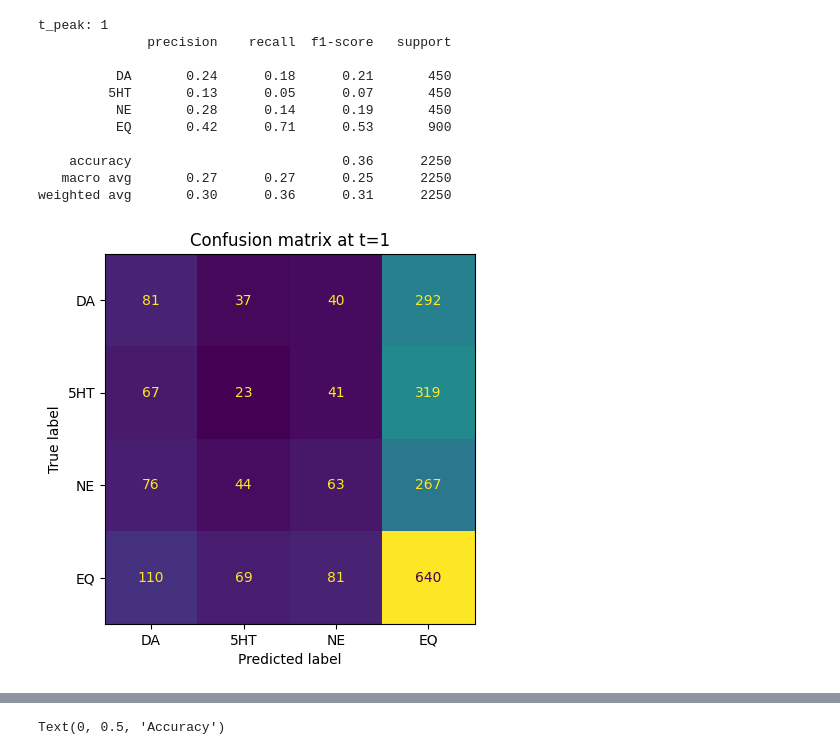
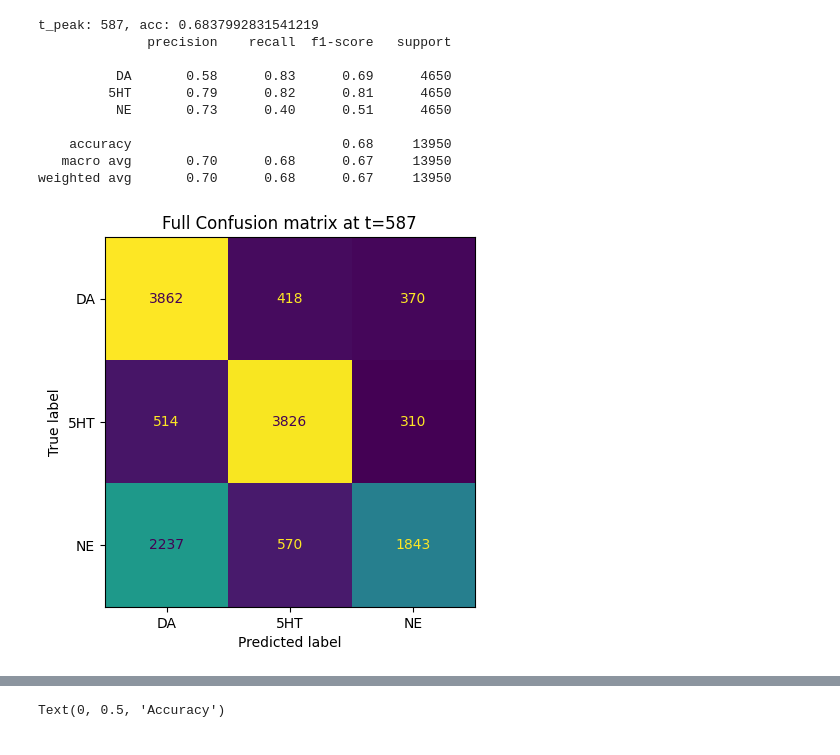
Before and after one commit to saruhan12/fscv_decoding, a Jupyter notebook: time_wise_decoding.ipynb, the cells around one changed output, grey strips where cells are left out. Cells and saved outputs as stored; diff of their text form; code cells hidden in the pictures.

Commit message:
finished time wise decoding, added leave one probe out cross validation

```diff
--- a/time_wise_decoding.ipynb
+++ b/time_wise_decoding.ipynb
@@ -13,4 +7,0 @@ importlib.reload(utils)
-# %%
-weights_paths = "/home/sgurbuz/nasShare/projects/sgurbuz/dynamix_tryout/data_1d_vxlbl"
-train_collapsed_per_electrode, test_collapsed_per_electrode, y_mean_collapsed_per_electrode, y_std_collapsed_per_electrode, mono_dom_list, test_probe_collapsed = utils.load_activation_data(weights_paths,ret_np=True)
-train_full, test_full, y_mean_full, y_std_full, _, test_probe_full =  utils.load_activation_data(weights_paths,test_probe=test_probe_collapsed,collapsed=False,ret_np=True)
@@ -72,0 +8,3 @@ acc_full_mean = logreg_classifier_mean(train_full,test_full)
+# %%
+acc_over_t_collapsed_over_electrode = np.load("/home/sgurbuz/nasShare/projects/sgurbuz/dynamix_tryout/dyna_test/fscv_decoding/time_wise/acc_over_t_collapsed_over_electrode_3d.npy")
+acc_over_t_full = np.load("/home/sgurbuz/nasShare/projects/sgurbuz/dynamix_tryout/dyna_test/fscv_decoding/time_wise/acc_over_t_full_3d.npy")
@@ -103,0 +33,4 @@ Train label distribution: Counter({np.int64(0): 4650, np.int64(3): 1650, np.int6
+# %%
+weights_paths = "/home/sgurbuz/nasShare/projects/sgurbuz/dynamix_tryout/data_1d_vxlbl/ALCIS_155_macroREF"
+train_collapsed_per_electrode, test_collapsed_per_electrode, y_mean_collapsed_per_electrode, y_std_collapsed_per_electrode, mono_dom_list, test_probe_collapsed = utils.load_activation_data(weights_paths,test_probe="ALCIS_155_macroREF__ALC1_INM001_01bW04R01M",ret_np=True)
+train_full, test_full, y_mean_full, y_std_full, _, test_probe_full =  utils.load_activation_data(weights_paths,test_probe="ALCIS_155_macroREF__ALC1_INM001_01bW04R01M",collapsed=False,ret_np=True)
@@ -104,36 +82,35 @@ Train label distribution: Counter({np.int64(0): 4650, np.int64(3): 1650, np.int6
 # %%
-from sklearn.metrics import confusion_matrix, ConfusionMatrixDisplay, classification_report
-t_peak = np.argmax(acc_over_t_full)
-print(f"t_peak: {t_peak}")
-X_tpeak_tr = train_full[0][:,t_peak,:]
-X_tpeak_test = test_full[0][:,t_peak,:]
+
+t_peak_full = np.argmax(acc_over_t_full)
+print(f"t_peak: {t_peak_full}, acc: {acc_over_t_full[t_peak_full]}")
+X_tpeak_tr = train_full[0][:,t_peak_full,:]
+X_tpeak_test = test_full[0][:,t_peak_full,:]
 
 scaler = StandardScaler()
 X_tr_s = scaler.fit_transform(X_tpeak_tr)
 X_te_s = scaler.transform(X_tpeak_test)
 
 clf = LogisticRegression(C=1.0, max_iter=1000, class_weight='balanced')
 clf.fit(X_tr_s, train_full[1])
 
-y_pred = clf.predict(X_te_s)
+y_pred_full= clf.predict(X_te_s)
 
-print(classification_report(test_full[1], y_pred, target_names=['DA','5HT','NE','EQ']))
+print(classification_report(test_full[1], y_pred_full, target_names=['DA','5HT','NE']))
 
-cm = confusion_matrix(test_full[1], y_pred)
-disp = ConfusionMatrixDisplay(cm, display_labels=['DA','5HT','NE','EQ'])
+cm = confusion_matrix(test_full[1], y_pred_full)
+disp = ConfusionMatrixDisplay(cm, display_labels=['DA','5HT','NE'])
 disp.plot(colorbar=False)
-plt.title(f"Confusion matrix at t={t_peak}")
+plt.title(f"Full Confusion matrix at t={t_peak_full}")
 plt.show()
 # %% [output]
-t_peak: 1
+t_peak: 587, acc: 0.6837992831541219
               precision    recall  f1-score   support
 
-          DA       0.24      0.18      0.21       450
-         5HT       0.13      0.05      0.07       450
-          NE       0.28      0.14      0.19       450
-          EQ       0.42      0.71      0.53       900
+          DA       0.58      0.83      0.69      4650
+         5HT       0.79      0.82      0.81      4650
+          NE       0.73      0.40      0.51      4650
 
-    accuracy                           0.36      2250
-   macro avg       0.27      0.27      0.25      2250
-weighted avg       0.30      0.36      0.31      2250
+    accuracy                           0.68     13950
+   macro avg       0.70      0.68      0.67     13950
+weighted avg       0.70      0.68      0.67     13950
-[figure, old version]
+[figure, new version]
```
Also changed, not shown: parts of 46 cells of this notebook, 4 other files.
